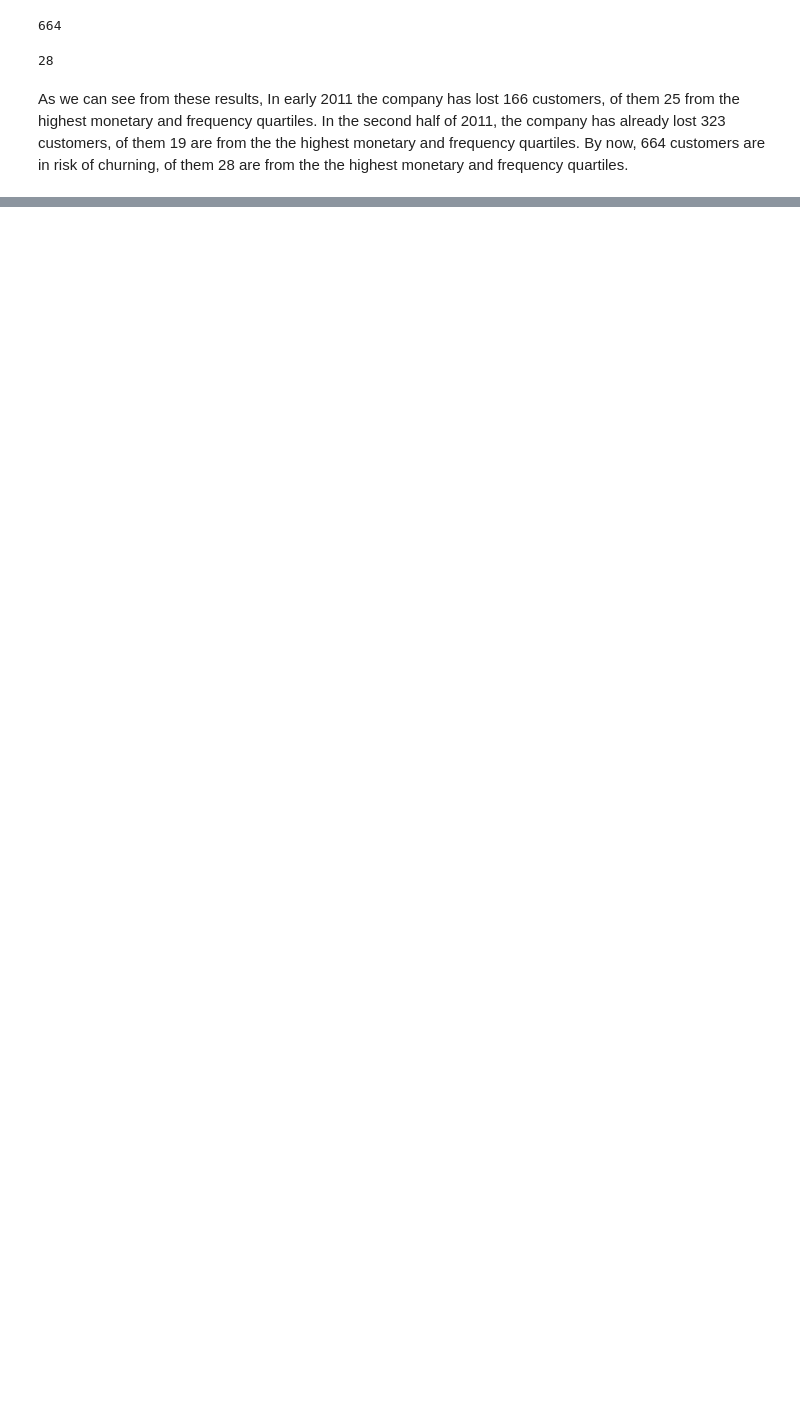
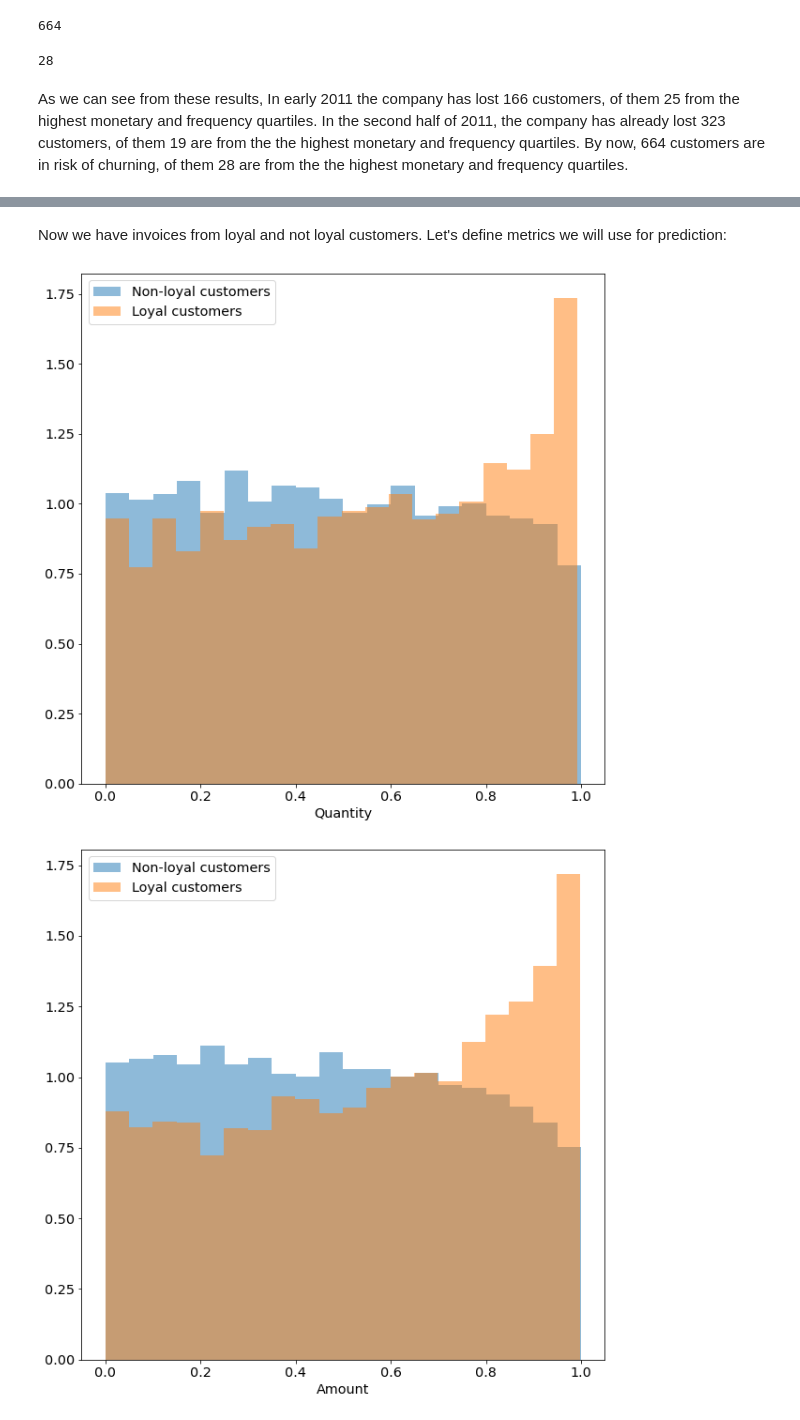
Before and after one commit to mozgit/EDA, a Jupyter notebook: Customer_categorisation.ipynb, the cells around one changed output, grey strips where cells are left out. Saved outputs shown, nothing was run; the diff lists cells and outputs as text; code cells hidden in the pictures; blank space fills up the shorter version.

```diff
--- a/Customer_categorisation.ipynb
+++ b/Customer_categorisation.ipynb
@@ -801,0 +834,6 @@ plt.legend()
+# %%
+nlc_invoices = invoice_data[~invoice_data.cID.isin(loyal_customers)]
+# %%
+lc_invoices['is_loyal'] = 1
+nlc_invoices['is_loyal'] = 0
+flagged_invoice_data = pd.concat([lc_invoices, nlc_invoices])
@@ -801,0 +850,2 @@ plt.legend()
+# %% [markdown]
+Now we have invoices from loyal and not loyal customers. Let's define metrics we will use for prediction:
@@ -801,0 +856,18 @@ plt.legend()
+# %%
+prediction_metrics = ['Quantity','Amount','Region'] + product_categories
+# %%
+X, y = flagged_invoice_data[prediction_metrics],flagged_invoice_data.is_loyal
+X_train, X_test, y_train, y_test = train_test_split(X,y,random_state=33)
+scaler = preprocessing.QuantileTransformer(n_quantiles = 100).fit(X_train)
+X_train = scaler.transform(X_train)
+X_test = scaler.transform(X_test)
+# %%
+for i,p in enumerate(prediction_metrics):
+    plt.figure()
+    plt.hist(scaler.transform(nlc_invoices[prediction_metrics])[:,i], bins = 20, label = "Non-loyal customers", alpha = 0.5, density = True)
+    plt.hist(scaler.transform(lc_invoices[prediction_metrics])[:,i], bins = 20, label = "Loyal customers", alpha = 0.5, density = True)
+    plt.xlabel(p)
+    plt.legend()
+# %% [output]
+[figure, added]
+[figure, added]
```
Also changed, not shown: parts of 62 cells of this notebook.
